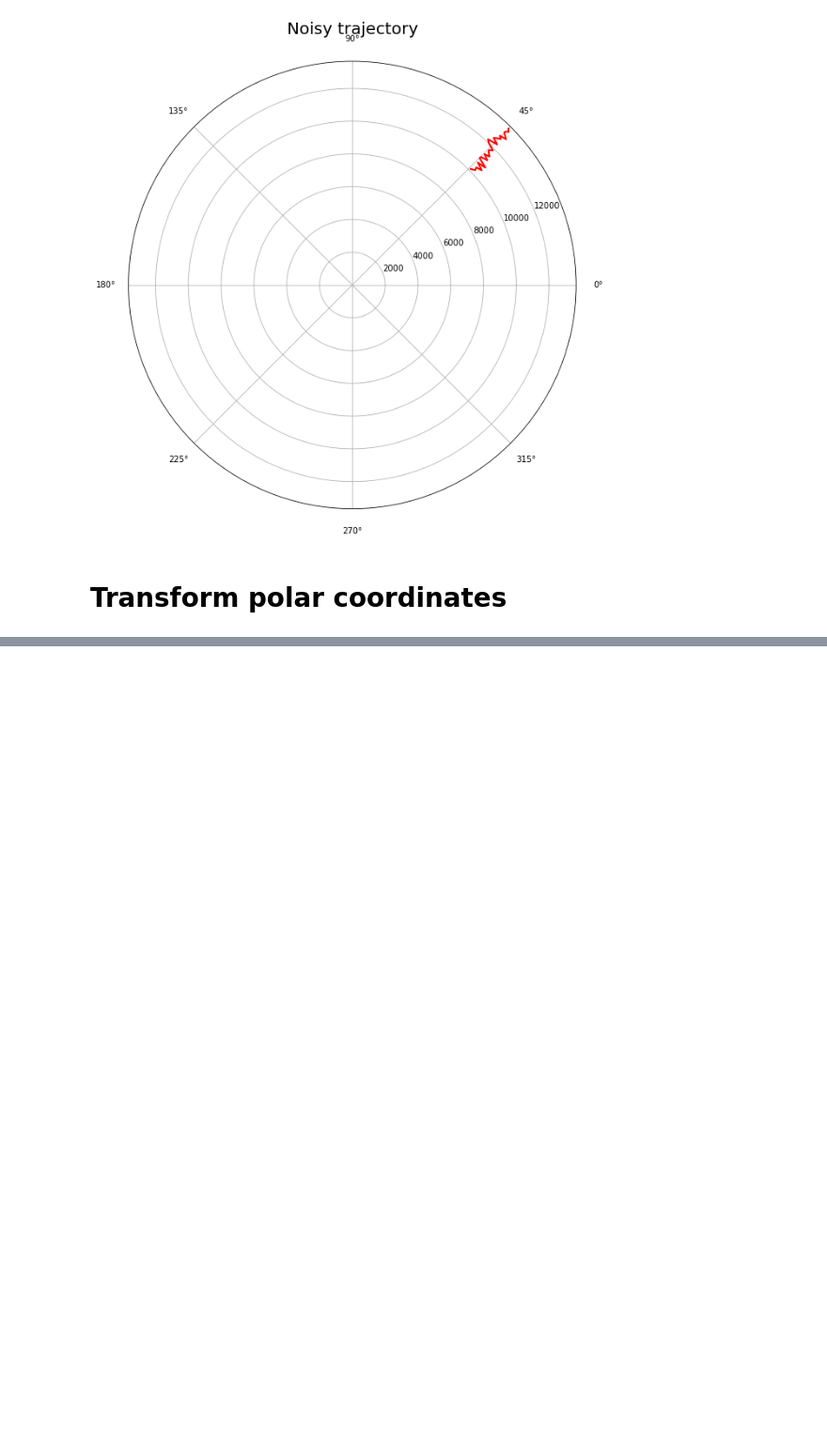
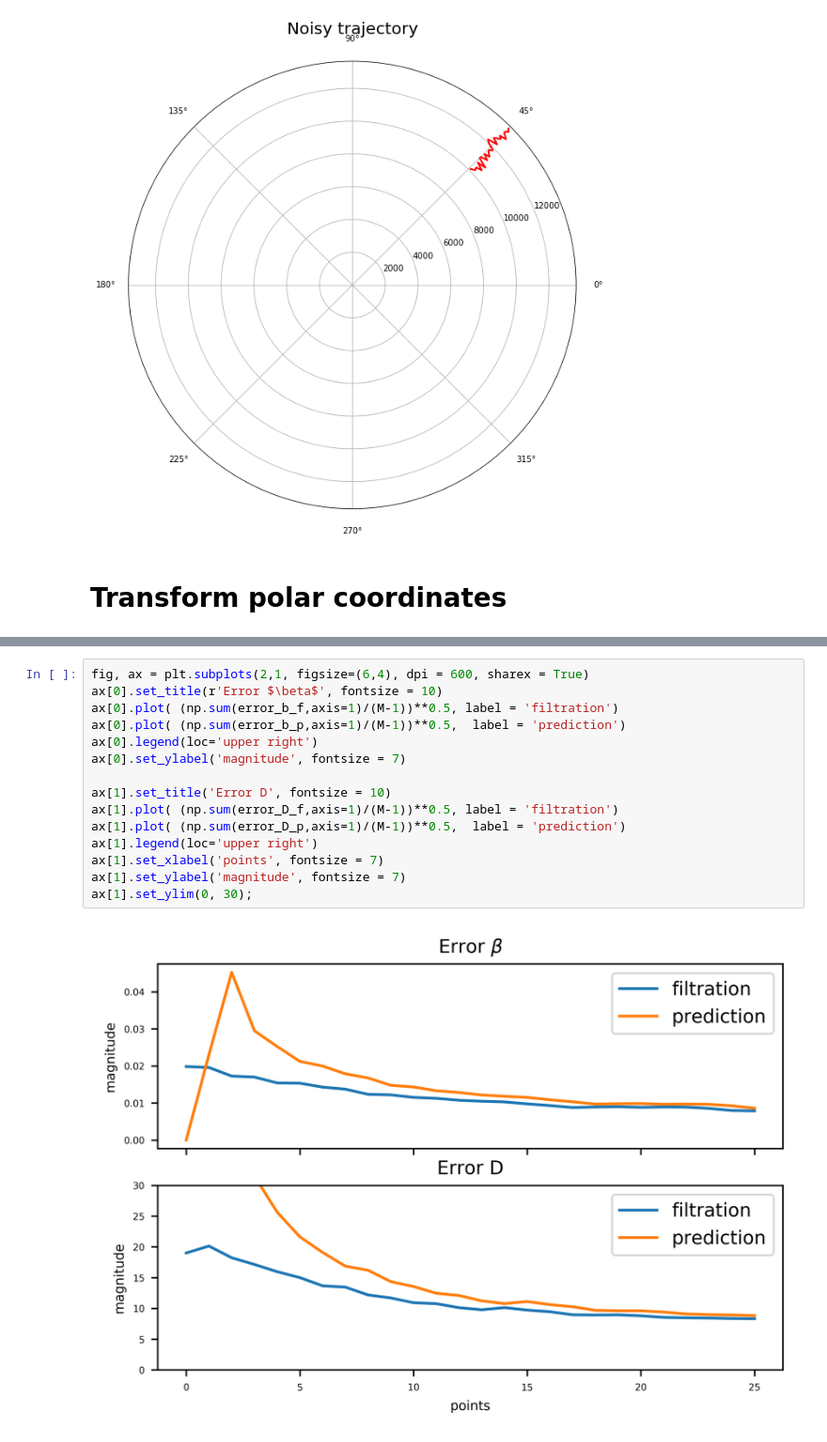
Before and after one commit to EgorPristanskiy/ExpDataProcessing, a Jupyter notebook: Lab9/Lab9.ipynb, the cells around one changed output, grey strips where cells are left out. Shown at 94% size. Cells and saved outputs as stored; diff of their text form; blank space fills up the shorter version.

```diff
--- a/Lab9/Lab9.ipynb
+++ b/Lab9/Lab9.ipynb
@@ -66,0 +185,17 @@ y_m = D_m * np.cos(b_m)
+# %%
+fig, ax = plt.subplots(2,1, figsize=(6,4), dpi = 600, sharex = True)
+ax[0].set_title(r'Error $\beta$', fontsize = 10)
+ax[0].plot( (np.sum(error_b_f,axis=1)/(M-1))**0.5, label = 'filtration')
+ax[0].plot( (np.sum(error_b_p,axis=1)/(M-1))**0.5,  label = 'prediction')
+ax[0].legend(loc='upper right')
+ax[0].set_ylabel('magnitude', fontsize = 7)
+
+ax[1].set_title('Error D', fontsize = 10)
+ax[1].plot( (np.sum(error_D_f,axis=1)/(M-1))**0.5, label = 'filtration')
+ax[1].plot( (np.sum(error_D_p,axis=1)/(M-1))**0.5,  label = 'prediction')
+ax[1].legend(loc='upper right')
+ax[1].set_xlabel('points', fontsize = 7)
+ax[1].set_ylabel('magnitude', fontsize = 7)
+ax[1].set_ylim(0, 30);
+# %% [output]
+[figure, added]
```
Also changed, not shown: parts of 46 cells of this notebook, 1 other file.
